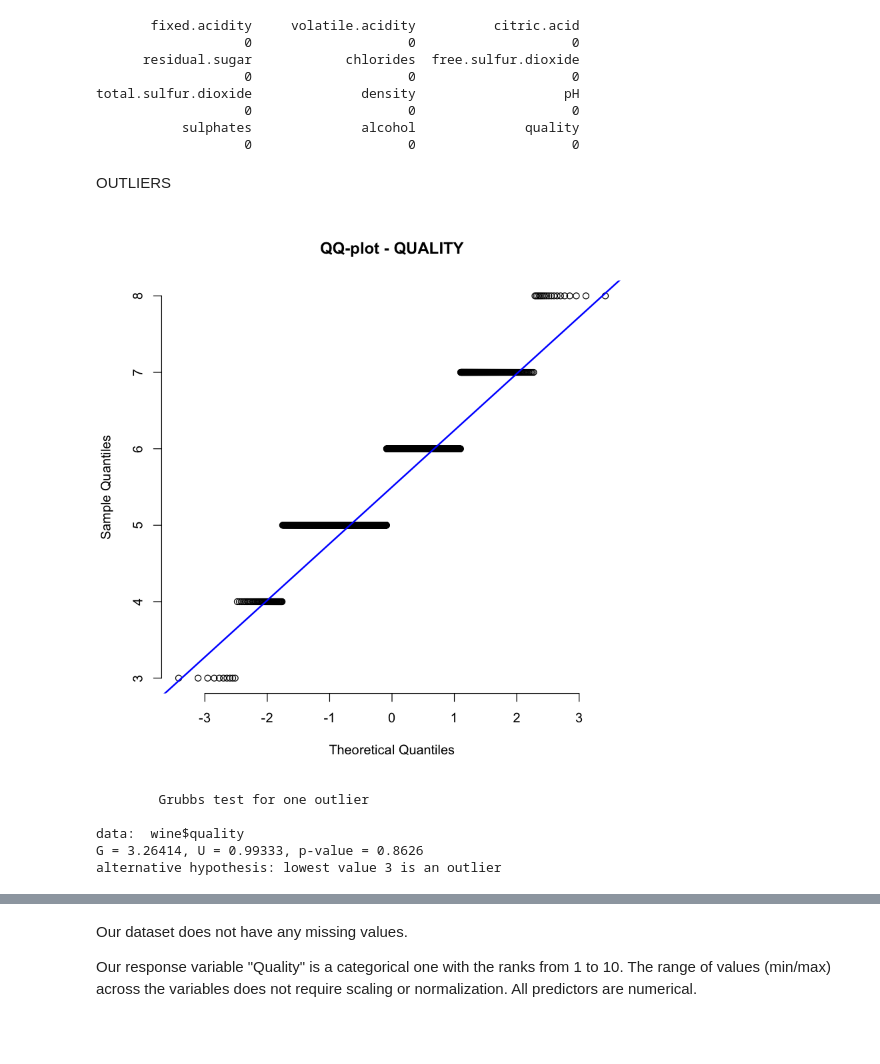
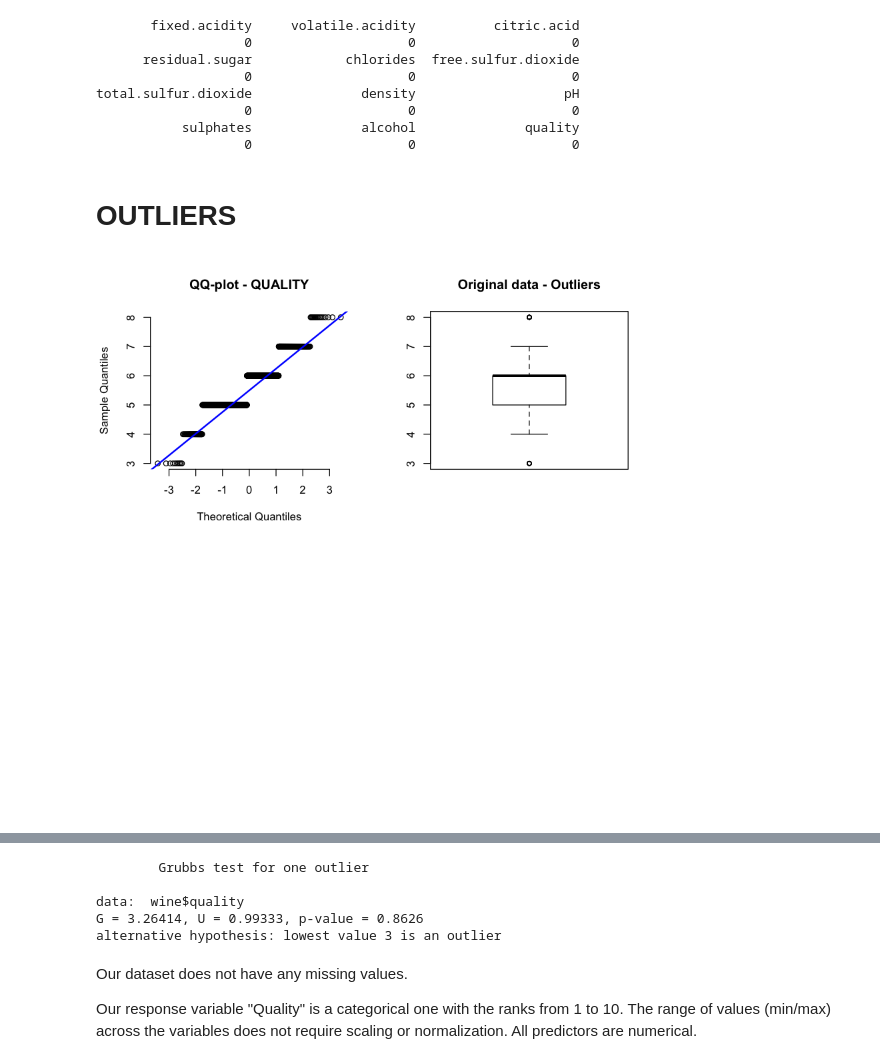
Before and after one commit to spatankar276/Project-Buzz, a Jupyter notebook: 7406-Project-Buzz-Team.ipynb, the cells around one changed output, grey strips where cells are left out. Drawn from its saved outputs; the diff is of its cells as text; code cells hidden in the pictures; blank space fills up the shorter version.

```diff
--- a/7406-Project-Buzz-Team.ipynb
+++ b/7406-Project-Buzz-Team.ipynb
@@ -138,19 +147,11 @@ total.sulfur.dioxide              density                   pH
            sulphates              alcohol              quality
                    0                    0                    0
 # %% [markdown]
-OUTLIERS
+# OUTLIERS
 # %%
+par(mfrow = c(2,2))
 qqnorm(wine$quality, pch = 1, frame = FALSE, main = 'QQ-plot - QUALITY')
 qqline(wine$quality, col = "blue", lwd = 2)
-
-
 boxplot(wine$quality, main = 'Original data - Outliers')
-
-grubbs.test(wine$quality, type =10)
 # %% [output]
-[figure, old version]
+[figure, new version]
-        Grubbs test for one outlier
-
-data:  wine$quality
-G = 3.26414, U = 0.99333, p-value = 0.8626
-alternative hypothesis: lowest value 3 is an outlier
@@ -158,3 +158,11 @@ alternative hypothesis: lowest value 3 is an outlier
+# %%
+grubbs.test(wine$quality, type =10)
+# %% [output]
+        Grubbs test for one outlier
+
+data:  wine$quality
+G = 3.26414, U = 0.99333, p-value = 0.8626
+alternative hypothesis: lowest value 3 is an outlier
 # %% [markdown]
 Our dataset does not have any missing values.
 
```
Also changed, not shown: parts of 68 cells of this notebook.
